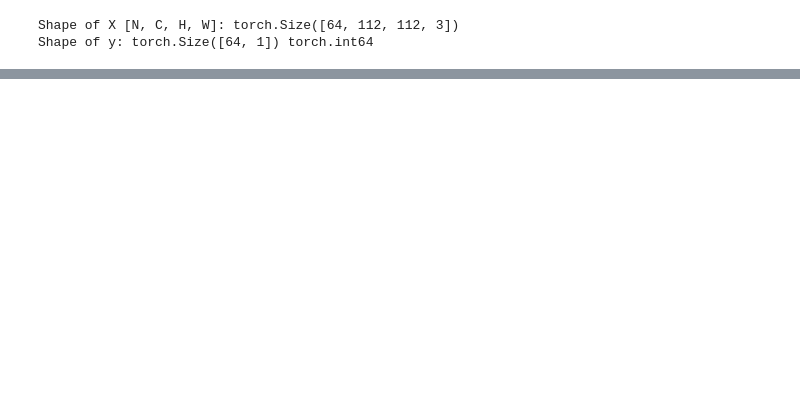
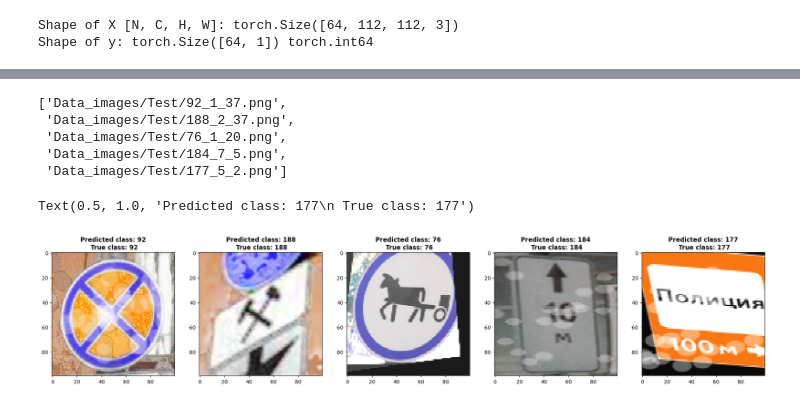
Before and after one commit to Yevgenialno/Traffic-Sign-Classification, a Jupyter notebook: trafic_sign_class.ipynb, the cells around one changed output, grey strips where cells are left out. Cells and saved outputs as stored; diff of their text form; code cells hidden in the pictures; blank space fills up the shorter version.

```diff
--- a/trafic_sign_class.ipynb
+++ b/trafic_sign_class.ipynb
@@ -247,0 +370,10 @@ Validation: Loss = 0.1549, Accuracy = 0.9664, Time = 389.84 seconds
+# %%
+uris = list(inference_df['Path'])
+uris = ['Data_images/' + s  for s in uris]
+uris
+# %% [output]
+['Data_images/Test/92_1_37.png',
+ 'Data_images/Test/188_2_37.png',
+ 'Data_images/Test/76_1_20.png',
+ 'Data_images/Test/184_7_5.png',
+ 'Data_images/Test/177_5_2.png']
@@ -247,0 +397,32 @@ Validation: Loss = 0.1549, Accuracy = 0.9664, Time = 389.84 seconds
+# %%
+output, labels = inference(the_model,inference_loader)
+# %%
+def get_predictions(output,labels):
+    result = output.argmax(1, keepdim = True)
+    result = torch.reshape(result, (-1,))
+#     prob = (output[result]/sum(output))* 100
+
+    return result, labels
+# %%
+result_class, labels = get_predictions(output,labels)
+# %%
+imgs = []
+for i in range(len(uris)):
+    img = cv2.imread(uris[i], cv2.IMREAD_UNCHANGED)
+    img = cv2.resize(img, [100, 100])
+    imgs.append(img)
+
+fig, ax = plt.subplots(ncols=5, figsize=(25, 15))
+ax[0].imshow(imgs[0], vmin=0, vmax=255)
+ax[0].set_title('Predicted class: ' + str(result_class[0].item()) + '\n True class: ' + str(labels[0].item()), fontweight ="bold")
+ax[1].imshow(imgs[1], vmin=0, vmax=255)
+ax[1].set_title('Predicted class: ' + str(result_class[1].item()) + '\n True class: ' + str(labels[1].item()), fontweight ="bold")
+ax[2].imshow(imgs[2], vmin=0, vmax=255)
+ax[2].set_title('Predicted class: ' + str(result_class[2].item()) + '\n True class: ' + str(labels[2].item()), fontweight ="bold")
+ax[3].imshow(imgs[3], vmin=0, vmax=255)
+ax[3].set_title('Predicted class: ' + str(result_class[3].item()) + '\n True class: ' + str(labels[3].item()), fontweight ="bold")
+ax[4].imshow(imgs[4], vmin=0, vmax=255)
+ax[4].set_title('Predicted class: ' + str(result_class[4].item()) + '\n True class: ' + str(labels[4].item()), fontweight ="bold")
+# %% [output]
+Text(0.5, 1.0, 'Predicted class: 177\n True class: 177')
+[figure, added]
```
Also changed, not shown: parts of 20 cells of this notebook.
